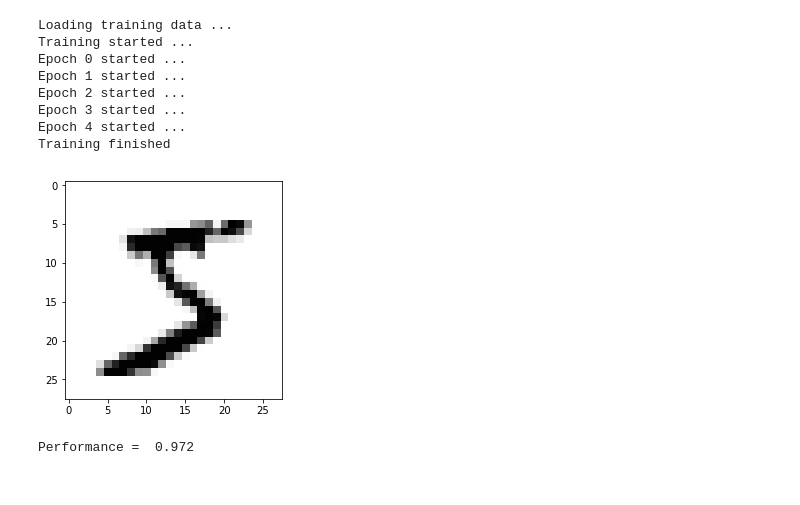
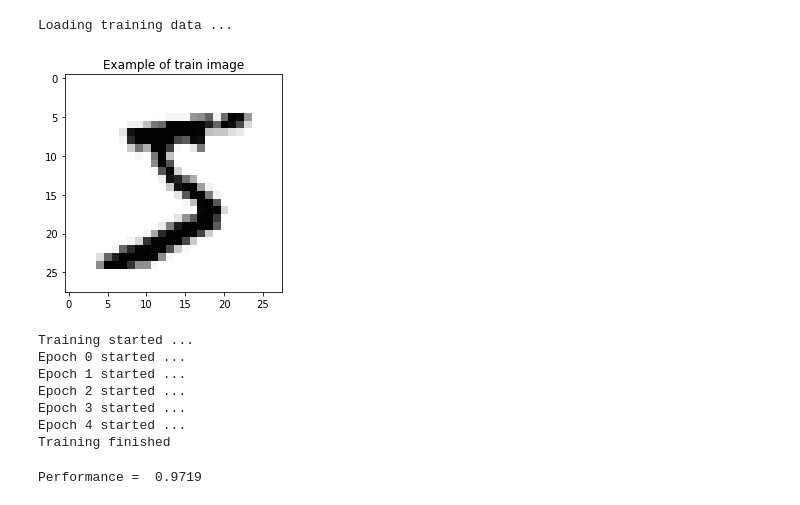
Before and after one commit to ChrisShepherd81/SimpleNeuralNetwork, a Jupyter notebook: Neuronale_Netze_selbst_programmieren.ipynb, the cells around one changed output. Saved outputs shown, nothing was run; the diff lists cells and outputs as text; code cells hidden in the pictures.

```diff
--- a/Neuronale_Netze_selbst_programmieren.ipynb
+++ b/Neuronale_Netze_selbst_programmieren.ipynb
@@ -100,7 +105,13 @@ class NeuralNetwork:
 
         return inputs
 # %%
+# Train the network
 # number of input, hidden and output nodes
+
+# file to the training data from https://pjreddie.com/projects/mnist-in-csv/
+train_file = "data/mnist_train.csv"
+#train_file = "data/mnist_train_100.csv"
+
 input_nodes = 784
 hidden_nodes = 200
 output_nodes = 10
@@ -112,46 +123,54 @@ epochs = 5
 # create instance of neural network
 n = NeuralNetwork(input_nodes, hidden_nodes, output_nodes, learning_rate)
 
 # load the MNIST training data
 print("Loading training data ...")
-training_data_file = open("MNIST/mnist_train.csv", 'r')
+training_data_file = open(train_file, 'r')
 training_data_list = training_data_file.readlines()
 training_data_file.close()
 
 # show an example for the training data
 example_values = training_data_list[0].split(',')
 image_array = numpy.asfarray(example_values[1:]).reshape(28,28)
 plt.imshow(image_array, cmap='Greys', interpolation='None')
+plt.title("Example of train image")
+plt.show()
 
 print("Training started ...")
 
-#train the nerual network
+# train the nerual network
 for epoch in range(epochs):
     print("Epoch " + str(epoch) + " started ...")
     for record in training_data_list:
         # split the record by the seperator
         all_values = record.split(',')
         # scale and shift the inputs
         scaled_input = (numpy.asfarray(all_values[1:]) / 255.0 * 0.99) + 0.01
         # create the target output values
         targets = numpy.zeros(output_nodes) + 0.01
         targets[int(all_values[0])] = 0.99
         n.train(scaled_input, targets)
 
 print("Training finished")
 # %% [output]
 Loading training data ...
-Training started ...
-Epoch 0 started ...
-Epoch 1 started ...
-Epoch 2 started ...
-Epoch 3 started ...
-Epoch 4 started ...
-Training finished
-[figure, old version]
+[figure, new version]
+Training started ...
+Epoch 0 started ...
+Epoch 1 started ...
+Epoch 2 started ...
+Epoch 3 started ...
+Epoch 4 started ...
+Training finished
 # %%
+# Test the neural network performance with the test data
+
 # load the MNIST test data
-test_data_file = open("MNIST/mnist_test.csv", 'r')
+# file to the test data from https://pjreddie.com/projects/mnist-in-csv/
+test_file = "data/mnist_test.csv"
+#test_file = "data/mnist_test_10.csv"
+
+test_data_file = open(test_file, 'r')
 test_data_list = test_data_file.readlines()
 test_data_file.close()
 
@@ -180,7 +199,7 @@ for record in test_data_list:
 scorecard_array = numpy.asarray(scorecard)
 print("Performance = ", scorecard_array.sum() / scorecard_array.size)
 # %% [output]
-Performance =  0.972
+Performance =  0.9719
 # %%
 # run the network backwards, given a label, see what image it produces
 
```
Also changed, not shown: parts of 5 cells of this notebook, 1 other file.
